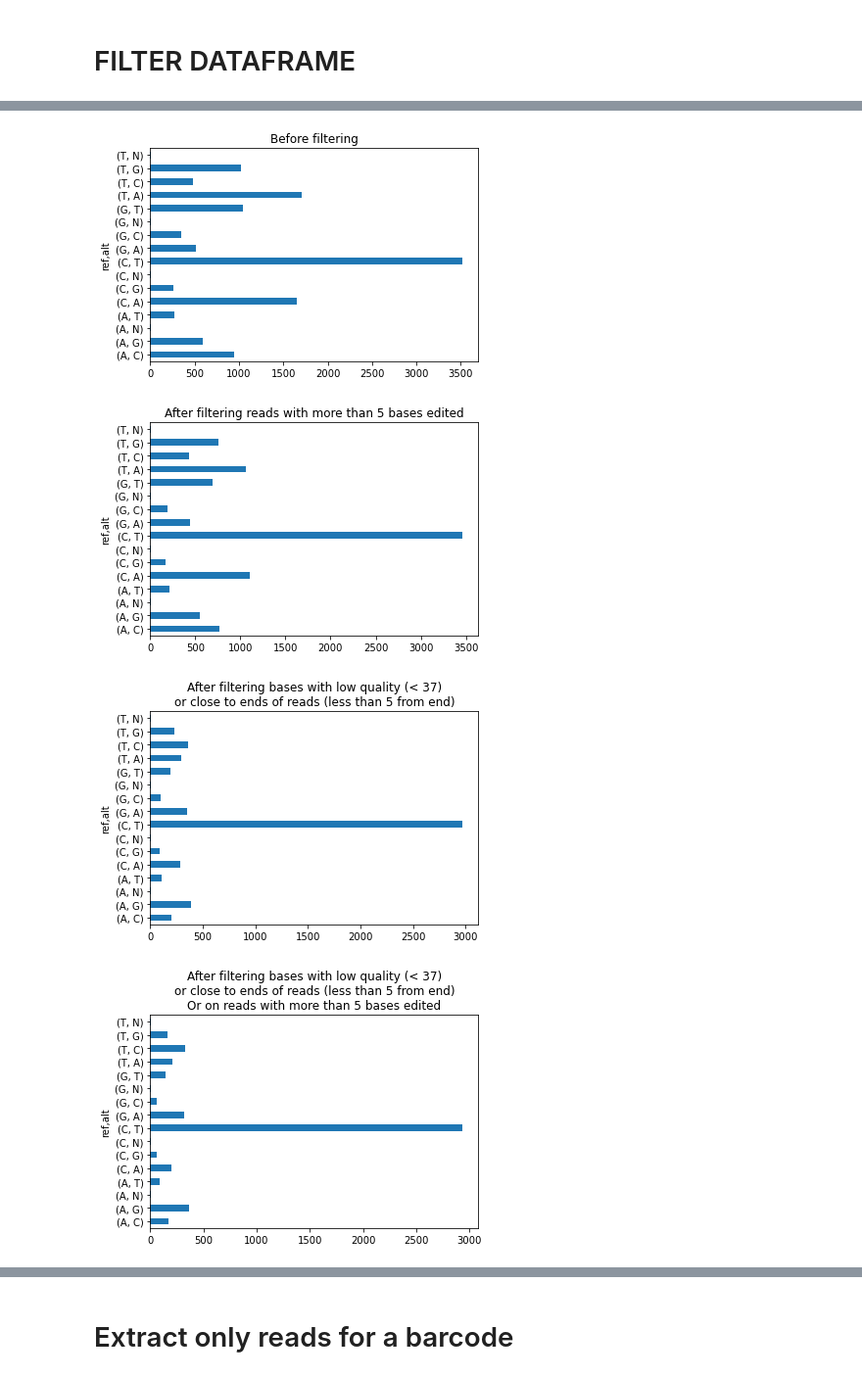
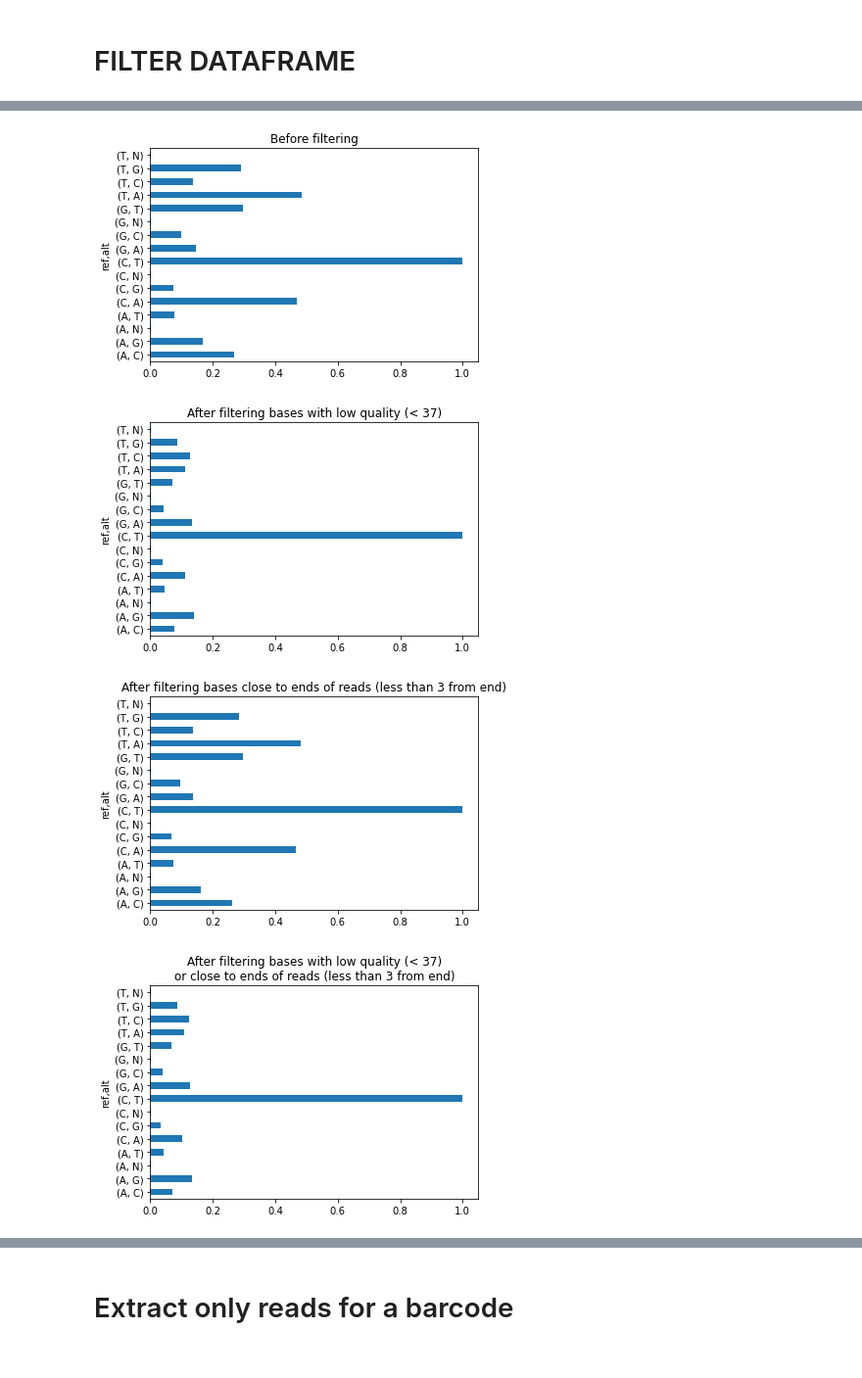
Before and after one commit to howardxu520/MARINE, a Jupyter notebook: scripts/check_against_pileup.ipynb, the cells around one changed output, grey strips where cells are left out. Shown at 98% size. Cells and saved outputs as stored; diff of their text form; code cells hidden in the pictures.

```diff
--- a/scripts/check_against_pileup.ipynb
+++ b/scripts/check_against_pileup.ipynb
@@ -32,7 +32,7 @@ import numpy as np
 # TOLERANCES/THRESHOLD FOR FILTERING
 edit_type_of_interest = 'C>T'
 
-dist_from_end_tolerance = 5
+dist_from_end_tolerance = 3
 base_quality_threshold = 37
 mapping_quality_threshold = 255
 
@@ -46,11 +46,12 @@ contig_lengths_dict = get_contig_lengths_dict(samfile)
 counts = defaultdict(lambda:0)
 coverage_dict = {}
 num_edits_per_read = {}
-
+mapping_quality_per_read = {}
 
 ref_positions_for_reads_with_high_edit_counts = {}
 
 EDITED_CODE = 'edited'
+deletions = []
 
 contigs = []
 for contig in contig_lengths_dict.keys():
@@ -62,18 +63,15 @@ for contig in contig_lengths_dict.keys():
         for i, read in enumerate(reads_for_contig):
             reference_positions_covered_by_read = update_coverage_array(read, contig, contig_length, barcode_to_coverage_dict)
 
-            # READ FILTERING DONE
             error_code, num_edits_of_each_type = add_read_information_to_barcode_dict(read, contig, barcode_to_position_to_alts)
+
             if error_code:
                 counts[error_code] += 1
+                if error_code == 'deletion':
+                    deletions.append(read)
             else:
                 counts[EDITED_CODE] += 1
                 num_edits_per_read[str(read.query_name)] = num_edits_of_each_type
-                total_edits = np.sum(list(num_edits_of_each_type.values()))
-                if total_edits > 1:
-                    ref_positions_for_reads_with_high_edit_counts[read.query_name] = {'barcode': barcode,
-                                                                                      'contig': contig,
-                                                                                      'positions': reference_positions_covered_by_read}
 
         coverage_dict[contig] = barcode_to_coverage_dict
         contigs.append(contig)
@@ -106,9 +191,3 @@ num_edits_per_read_df
 | A01535:287:H3JJHDSX7:1:1469:16767... | 0.0 | 0.0 | 0.0 | 0.0 | 1.0 | 0.0 | 0.0 | 0.0 | 0.0 | 0.0 | 0.0 | ... |
 | A01535:287:H3JJHDSX7:2:1634:28682... | 0.0 | 0.0 | 0.0 | 0.0 | 0.0 | 0.0 | 0.0 | 2.0 | 0.0 | 4.0 | 0.0 | ... |
 6589 rows × 16 columns
-# %%
-max_edit_tolerance = 5
-
-other_edit_types = [c for c in num_edits_per_read_df.columns if c != edit_type_of_interest]
-
-reads_to_filter_df = num_edits_per_read_df.loc[num_edits_per_read_df[other_edit_types].sum(axis=1) > max_edit_tolerance]
@@ -149,29 +228,42 @@ num_edits_per_read = pd.DataFrame(example_dataframe.groupby('read_id').count().b
 num_edits_per_read.columns = ['edits']
 
 print(len(example_dataframe))
-example_dataframe.groupby(['ref', 'alt']).count().barcode.plot(kind='barh')
+count_by_conversion = example_dataframe.groupby(['ref', 'alt']).count().barcode
+count_by_conversion = count_by_conversion/count_by_conversion.max()
+count_by_conversion.plot(kind='barh')
 plt.title("Before filtering")
 
-example_dataframe_hyperedit_filtered = example_dataframe[~example_dataframe.read_id.isin(reads_to_filter)]
-print(len(example_dataframe_hyperedit_filtered))
+
+# Filter for base quality
+example_dataframe_filtered = example_dataframe[(example_dataframe.quality.astype(int) >= base_quality_threshold)]
+print(len(example_dataframe_filtered))
 plt.figure()
-example_dataframe_hyperedit_filtered.groupby(['ref', 'alt']).count().barcode.plot(kind='barh')
-_ = plt.title("After filtering reads with more than {} bases edited".format(max_edit_tolerance))
+count_by_conversion = example_dataframe_filtered.groupby(['ref', 'alt']).count().barcode
+count_by_conversion = count_by_conversion/count_by_conversion.max()
+count_by_conversion.plot(kind='barh')
+_ = plt.title("After filtering bases with low quality (< {})".format(base_quality_threshold))
+
+
+
+
+# Filter for distance from read end
+example_dataframe_filtered = example_dataframe[(example_dataframe.dist_from_read_end > dist_from_end_tolerance)]
+print(len(example_dataframe_filtered))
+plt.figure()
+count_by_conversion = example_dataframe_filtered.groupby(['ref', 'alt']).count().barcode
+count_by_conversion = count_by_conversion/count_by_conversion.max()
+count_by_conversion.plot(kind='barh')
+_ = plt.title("After filtering bases close to ends of reads (less than {} from end)".format(dist_from_end_tolerance))
+
 
 
 # Filter for distance from read end and base quality
 example_dataframe_filtered = example_dataframe[(example_dataframe.dist_from_read_end > dist_from_end_tolerance) & (example_dataframe.quality.astype(int) >= base_quality_threshold)]
 print(len(example_dataframe_filtered))
 plt.figure()
-example_dataframe_filtered.groupby(['ref', 'alt']).count().barcode.plot(kind='barh')
+count_by_conversion = example_dataframe_filtered.groupby(['ref', 'alt']).count().barcode
+count_by_conversion = count_by_conversion/count_by_conversion.max()
+count_by_conversion.plot(kind='barh')
 _ = plt.title("After filtering bases with low quality (< {})\nor close to ends of reads (less than {} from end)".format(base_quality_threshold, dist_from_end_tolerance))
-
-
-# Filter for distance from read end and base quality
-example_dataframe_filtered = example_dataframe_hyperedit_filtered[(example_dataframe_hyperedit_filtered.dist_from_read_end > dist_from_end_tolerance) & (example_dataframe_hyperedit_filtered.quality.astype(int) >= base_quality_threshold)]
-print(len(example_dataframe_filtered))
-plt.figure()
-example_dataframe_filtered.groupby(['ref', 'alt']).count().barcode.plot(kind='barh')
-_ = plt.title("After filtering bases with low quality (< {})\nor close to ends of reads (less than {} from end)\nOr on reads with more than {} bases edited".format(base_quality_threshold, dist_from_end_tolerance, max_edit_tolerance))
 # %% [output]
 12370
@@ -181,7 +273,7 @@ _ = plt.title("After filtering bases with low quality (< {})\nor close to ends o
-[figure, old version]
+[figure, new version]
-[figure, old version]
+[figure, new version]
-[figure, old version]
+[figure, new version]
-[figure, old version]
+[figure, new version]
 # %%
 example_new_ct =  example_dataframe_filtered[(example_dataframe_filtered.ref == 'C') & (example_dataframe_filtered.alt == 'T')].sort_values('position')
 # %%
```
Also changed, not shown: parts of 8 cells of this notebook.
